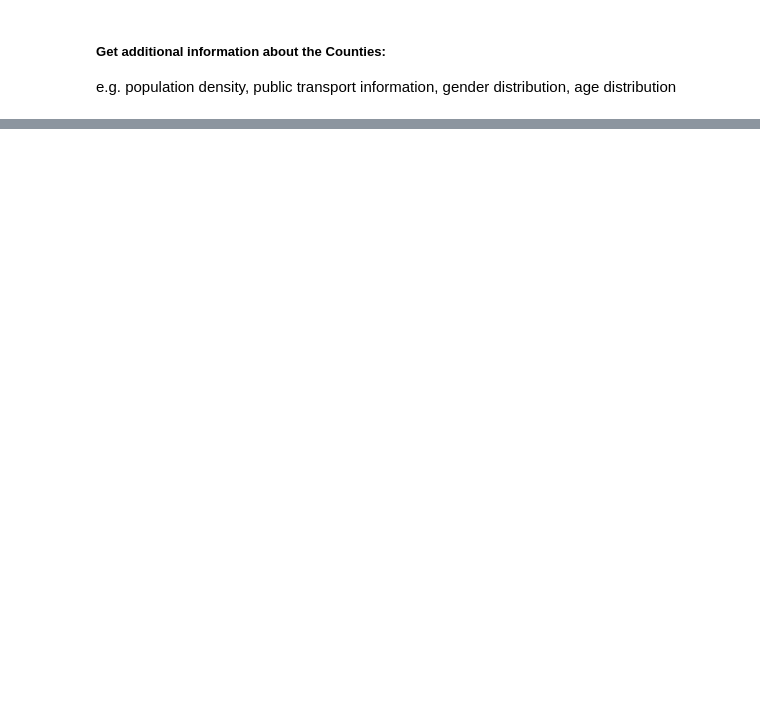
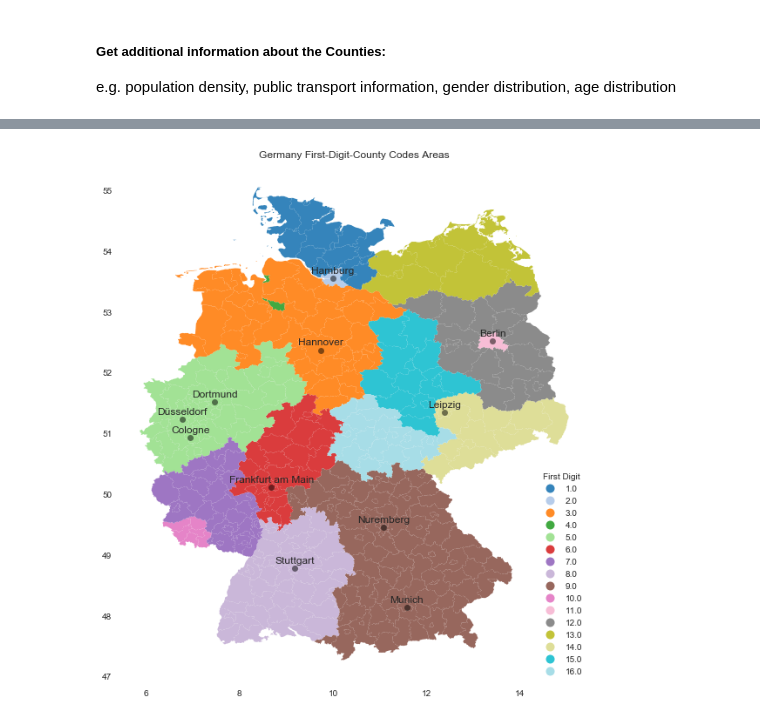
Before and after one commit to paulttt/SARS-CoV-2, a Jupyter notebook: Visualization.ipynb, the cells around one changed output, grey strips where cells are left out. Drawn from its saved outputs; the diff is of its cells as text; code cells hidden in the pictures; blank space fills up the shorter version.

Commit message:
plot counties in visualization notebook

```diff
--- a/Visualization.ipynb
+++ b/Visualization.ipynb
@@ -37,0 +43,3 @@ MapView(layout=Layout(height='400px', width='100%'))
+# %%
+county_df = gpd.read_file('data/landkreise-in-germany.shp', encoding='utf-8', dtype={'cca_2': str})
+county_df.head(2)
@@ -37,0 +76,38 @@ MapView(layout=Layout(height='400px', width='100%'))
+# %%
+fig, ax = plt.subplots()
+
+county_df.plot(
+    ax=ax,
+    column='first_dig_cca_2',
+    categorical=True,
+    legend=True,
+    legend_kwds={'title':'First Digit', 'loc':'lower right'},
+    cmap='tab20',
+    alpha=0.9
+)
+
+for c in top_cities.keys():
+
+    ax.text(
+        x=top_cities[c][0],
+        y=top_cities[c][1] + 0.08,
+        s=c,
+        fontsize=12,
+        ha='center',
+    )
+
+    ax.plot(
+        top_cities[c][0],
+        top_cities[c][1],
+        marker='o',
+        c='black',
+        alpha=0.5
+    )
+
+ax.set(
+    title='Germany First-Digit-County Codes Areas',
+    aspect=1.3,
+    facecolor='white'
+);
+# %% [output]
+[figure, added]
```
Also changed, not shown: parts of 11 cells of this notebook, 1 other file.
